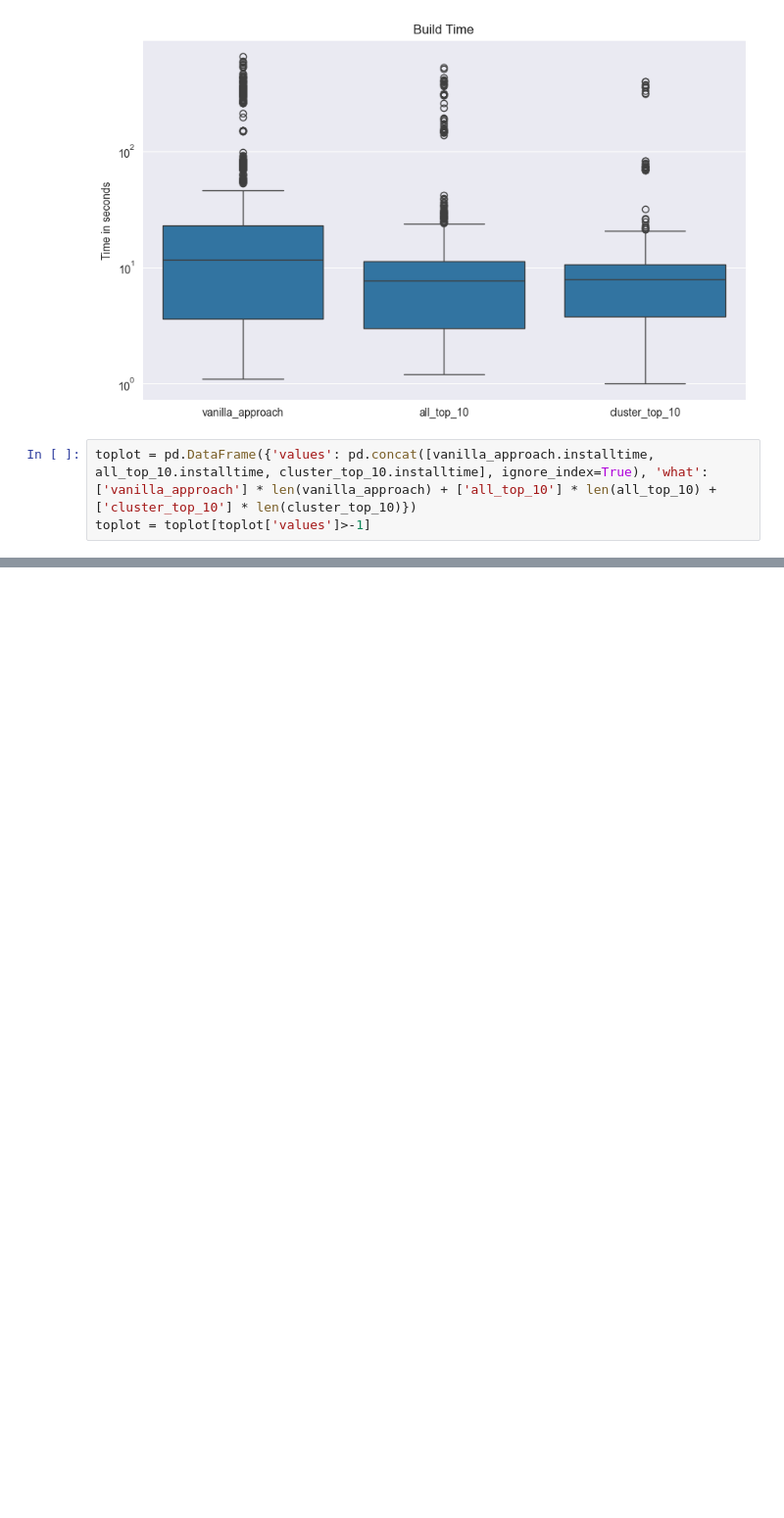
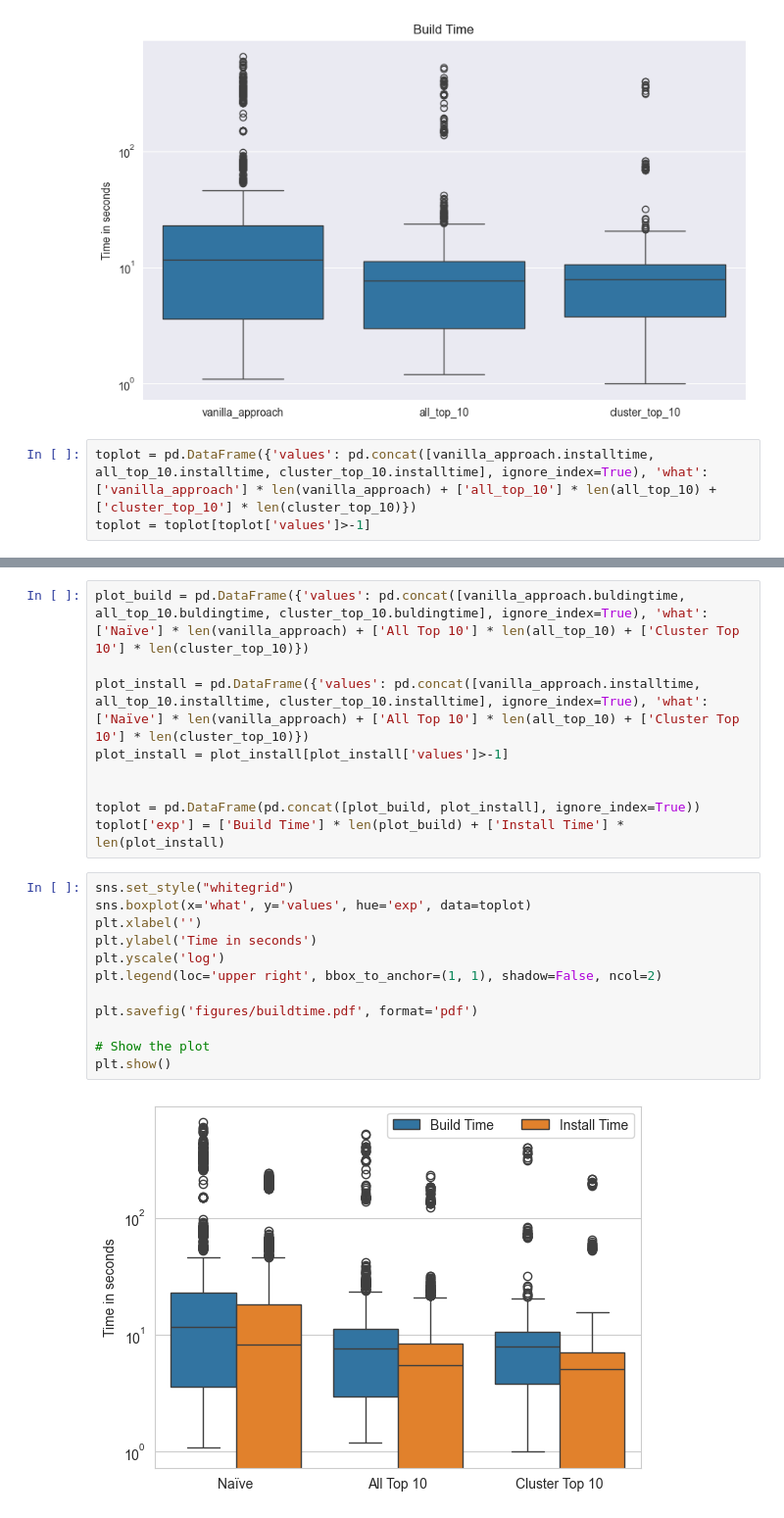
Before and after one commit to globus-labs/package-preloading, a Jupyter notebook: Plot_results.ipynb, the cells around one changed output, grey strips where cells are left out. Shown at 98% size. Saved outputs shown, nothing was run; the diff lists cells and outputs as text; blank space fills up the shorter version.

```diff
--- a/Plot_results.ipynb
+++ b/Plot_results.ipynb
@@ -188,0 +455,23 @@ plt.show()
+# %%
+plot_build = pd.DataFrame({'values': pd.concat([vanilla_approach.buldingtime, all_top_10.buldingtime, cluster_top_10.buldingtime], ignore_index=True), 'what': ['Naïve'] * len(vanilla_approach) + ['All Top 10'] * len(all_top_10) + ['Cluster Top 10'] * len(cluster_top_10)})
+
+plot_install = pd.DataFrame({'values': pd.concat([vanilla_approach.installtime, all_top_10.installtime, cluster_top_10.installtime], ignore_index=True), 'what': ['Naïve'] * len(vanilla_approach) + ['All Top 10'] * len(all_top_10) + ['Cluster Top 10'] * len(cluster_top_10)})
+plot_install = plot_install[plot_install['values']>-1]
+
+
+toplot = pd.DataFrame(pd.concat([plot_build, plot_install], ignore_index=True))
+toplot['exp'] = ['Build Time'] * len(plot_build) + ['Install Time'] * len(plot_install)
+# %%
+sns.set_style("whitegrid")
+sns.boxplot(x='what', y='values', hue='exp', data=toplot)
+plt.xlabel('')
+plt.ylabel('Time in seconds')
+plt.yscale('log')
+plt.legend(loc='upper right', bbox_to_anchor=(1, 1), shadow=False, ncol=2)
+
+plt.savefig('figures/buildtime.pdf', format='pdf')
+
+# Show the plot
+plt.show()
+# %% [output]
+[figure, added]
```
Also changed, not shown: parts of 42 cells of this notebook, 2 other files.
